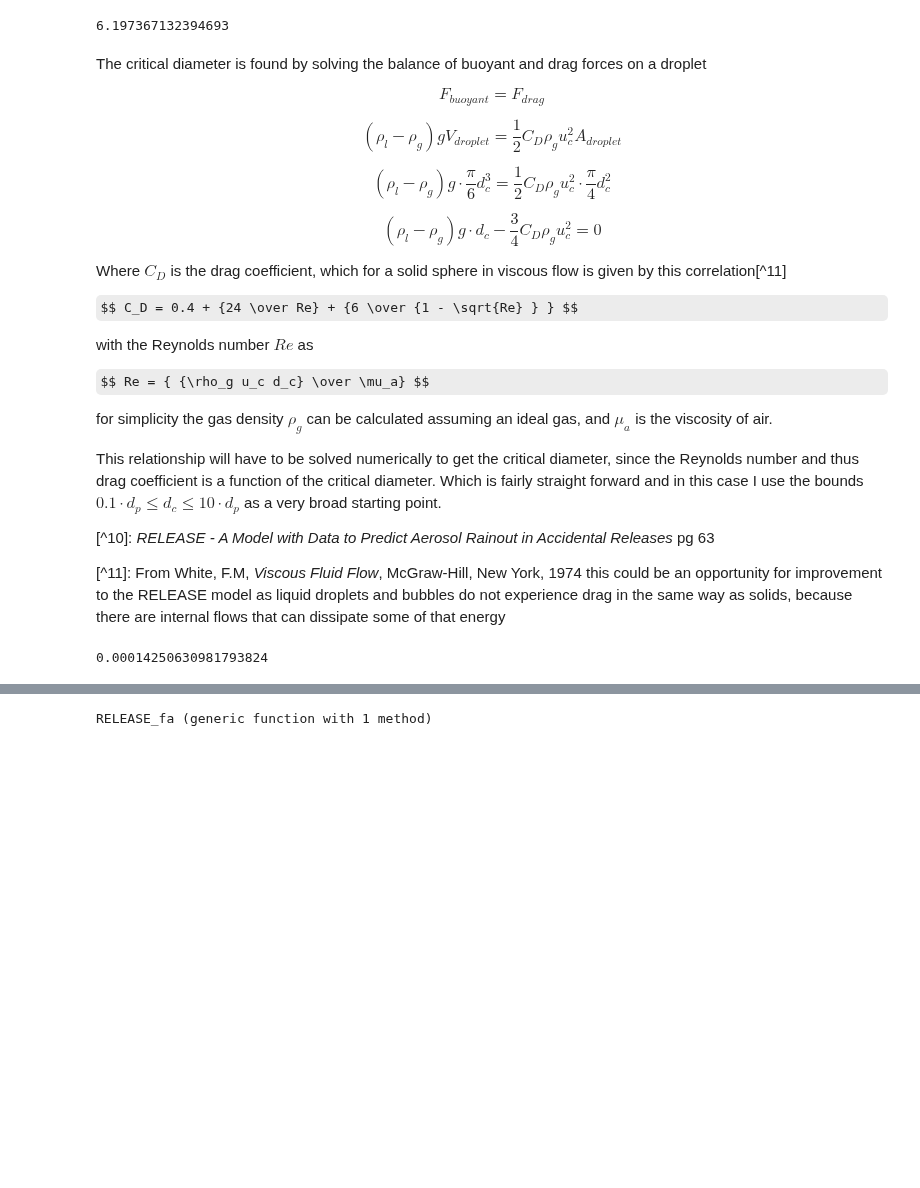
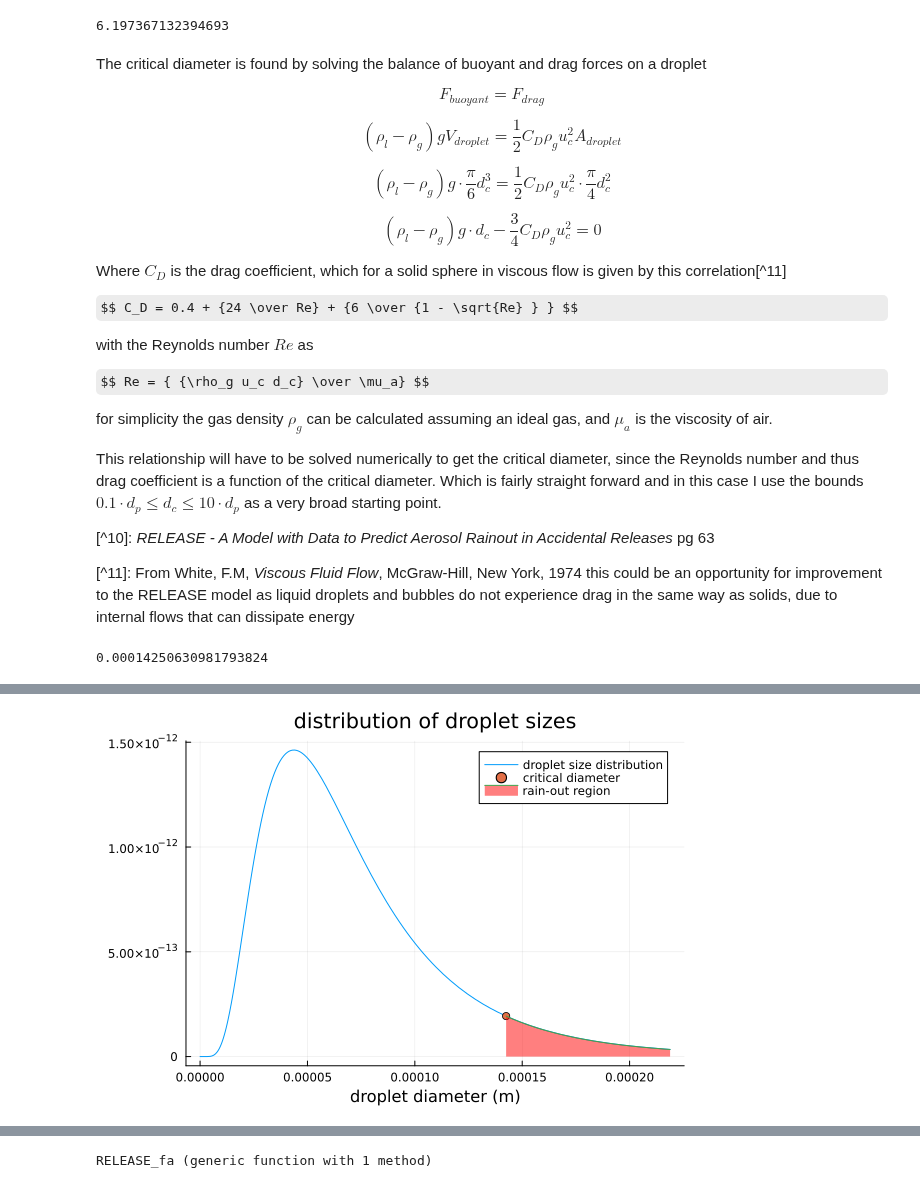
Before and after one commit to aefarrell/aefarrell.github.io, a Jupyter notebook: _notebooks/2020-11-20-butane_leak_example.ipynb, the cells around one changed output, grey strips where cells are left out. Drawn from its saved outputs; the diff is of its cells as text; code cells hidden in the pictures; some formulas as TeX source; blank space fills up the shorter version.

```diff
--- a/_notebooks/2020-11-20-butane_leak_example.ipynb
+++ b/_notebooks/2020-11-20-butane_leak_example.ipynb
@@ -241,7 +245,7 @@ This relationship will have to be solved numerically to get the critical diamete
 [^10]: *RELEASE - A Model with Data to Predict Aerosol Rainout in Accidental Releases* pg 63
 
 [^11]: From White, F.M, *Viscous Fluid Flow*, McGraw-Hill, New York, 1974
-    this could be an opportunity for improvement to the RELEASE model as liquid droplets and bubbles do not experience drag in the same way as solids, because there are internal flows that can dissipate some of that energy
+    this could be an opportunity for improvement to the RELEASE model as liquid droplets and bubbles do not experience drag in the same way as solids, due to internal flows that can dissipate energy
 # %%
 using Roots: find_zero
 
@@ -270,18 +275,14 @@ $$ F_m \left( d \right) = \left( \frac{\pi}{6} \rho_l d_p^3 \right) \int_0^t { t
 Where $t = d/d_p$ and $\sigma_G$ is another tuning parameter (the default value given is 1.8).
 # %%
 #hide
-using Plots: plot, plot!
-
-let
+using Plots
 
 σG = 1.8
-
 m_dist(d) = ((π/6)*ρₗ(Tc)*dₚ^3) * ((d/dₚ)^2/ (√(2*π)*σG)) * exp(-0.5*(log(d/dₚ)/log(σG))^2)
-
 plot(m_dist, 0, 10*dₚ, title = "distribution of droplet sizes", xlabel = "droplet diameter (m)", lab = "droplet size distribution", leg = :topright)
 plot!([dc], [m_dist(dc)], seriestype = :scatter, lab = "critical diameter")
 plot!(m_dist, dc, 10*dₚ, fill = (0, 0.5, :red), lab = "rain-out region")
-
-end
+# %% [output]
+[figure, added]
 # %% [markdown]
 With a change of variables $z = \log{t}$ and $s = \log{\sigma_g}$ the cumulative mass distribution function [can be integrated](https://www.wolframalpha.com/input/?i=integrate+%281%2F%28sqrt%282*pi%29*s%29%29*exp%283z%29*exp%28-%281%2F2%29*%28z%2Fs%29%5E2%29+dz):
```
Also changed, not shown: parts of 8 cells of this notebook, 2 other files.
